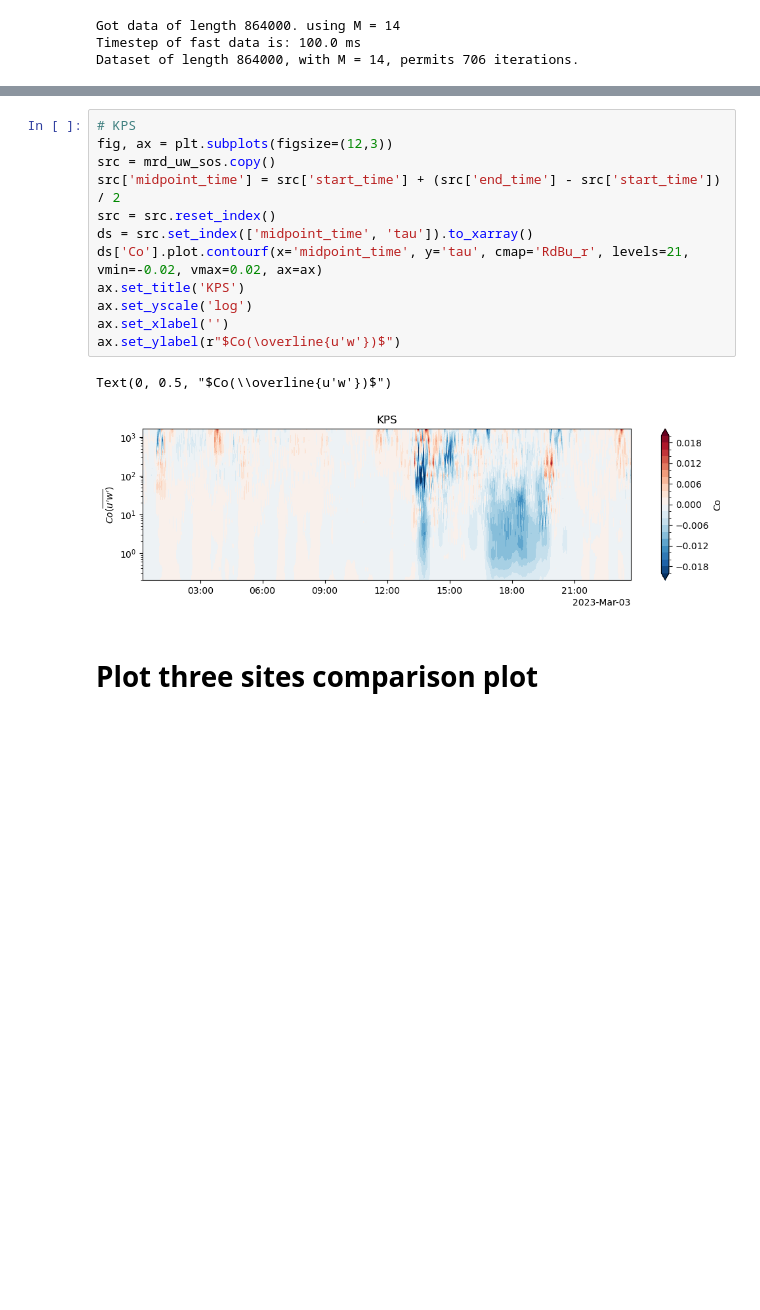
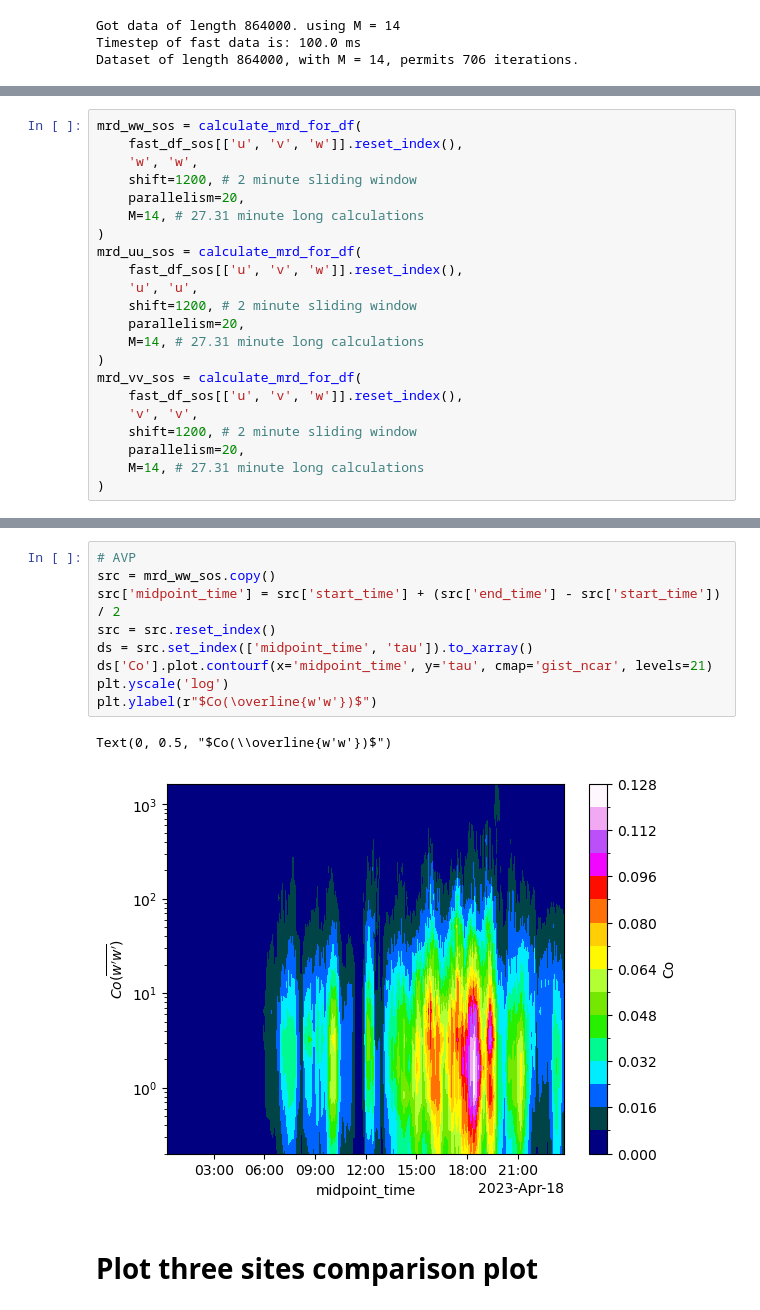
Before and after one commit to elischwat/sublimationofsnow, a Jupyter notebook: analysis/paper2/spectral_analysis_and_integral_length_scales_compare_sites_April18.ipynb, the cells around one changed output, grey strips where cells are left out. Saved outputs shown, nothing was run; the diff lists cells and outputs as text; blank space fills up the shorter version.

```diff
--- a/analysis/paper2/spectral_analysis_and_integral_length_scales_compare_sites_April18.ipynb
+++ b/analysis/paper2/spectral_analysis_and_integral_length_scales_compare_sites_April18.ipynb
@@ -543,0 +661,22 @@ Dataset of length 864000, with M = 14, permits 706 iterations.
+# %%
+mrd_ww_sos = calculate_mrd_for_df(
+    fast_df_sos[['u', 'v', 'w']].reset_index(),
+    'w', 'w',
+    shift=1200, # 2 minute sliding window
+    parallelism=20,
+    M=14, # 27.31 minute long calculations
+)
+mrd_uu_sos = calculate_mrd_for_df(
+    fast_df_sos[['u', 'v', 'w']].reset_index(),
+    'u', 'u',
+    shift=1200, # 2 minute sliding window
+    parallelism=20,
+    M=14, # 27.31 minute long calculations
+)
+mrd_vv_sos = calculate_mrd_for_df(
+    fast_df_sos[['u', 'v', 'w']].reset_index(),
+    'v', 'v',
+    shift=1200, # 2 minute sliding window
+    parallelism=20,
+    M=14, # 27.31 minute long calculations
+)
@@ -544,18 +765,15 @@ Dataset of length 864000, with M = 14, permits 706 iterations.
 # %%
-# KPS
-fig, ax = plt.subplots(figsize=(12,3))
-src = mrd_uw_sos.copy()
+# AVP
+src = mrd_ww_sos.copy()
 src['midpoint_time'] = src['start_time'] + (src['end_time'] - src['start_time']) / 2
 src = src.reset_index()
 ds = src.set_index(['midpoint_time', 'tau']).to_xarray()
-ds['Co'].plot.contourf(x='midpoint_time', y='tau', cmap='RdBu_r', levels=21, vmin=-0.02, vmax=0.02, ax=ax)
-ax.set_title('KPS')
-ax.set_yscale('log')
-ax.set_xlabel('')
-ax.set_ylabel(r"$Co(\overline{u'w'})$")
+ds['Co'].plot.contourf(x='midpoint_time', y='tau', cmap='gist_ncar', levels=21)
+plt.yscale('log')
+plt.ylabel(r"$Co(\overline{w'w'})$")
 # %% [output]
-Text(0, 0.5, "$Co(\\overline{u'w'})$")
+Text(0, 0.5, "$Co(\\overline{w'w'})$")
-[figure, old version]
+[figure, new version]
 # %% [markdown]
 # Plot three sites comparison plot
 # %% [markdown]
```
Also changed, not shown: parts of 18 cells of this notebook, 7 other files.
